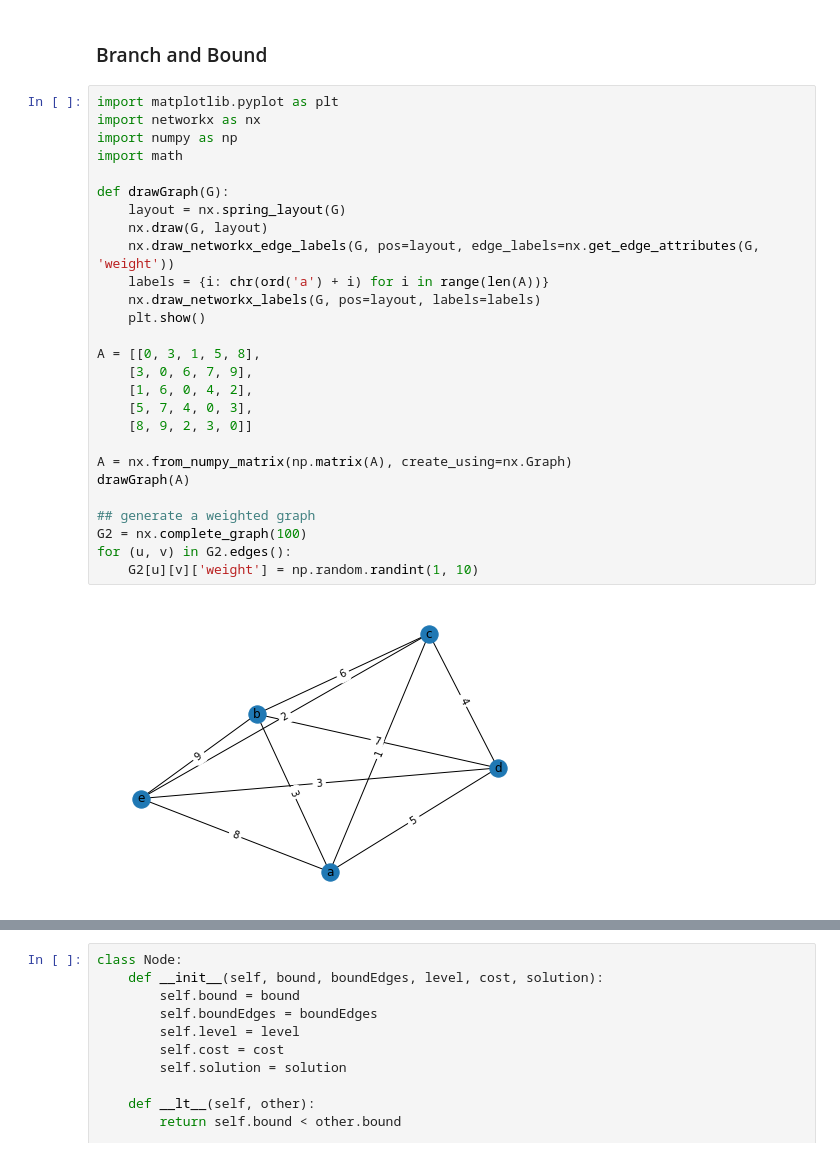
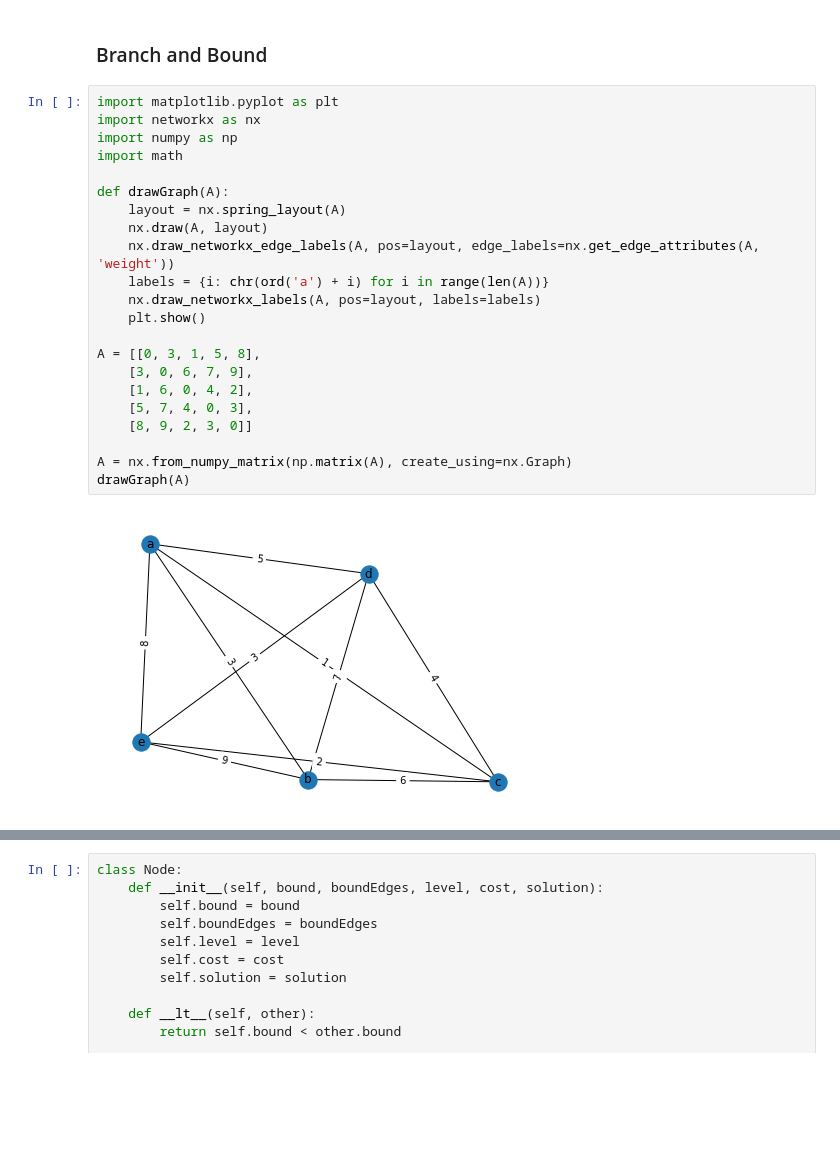
Before and after one commit to GabrielTeixeiraC/Traveling-Salesman-Problem, a Jupyter notebook: travelingSalesmanProblem.ipynb, the cells around one changed output, grey strips where cells are left out. Drawn from its saved outputs; the diff is of its cells as text; blank space fills up the shorter version.

```diff
--- a/travelingSalesmanProblem.ipynb
+++ b/travelingSalesmanProblem.ipynb
@@ -3,29 +3,24 @@
 # %%
 import matplotlib.pyplot as plt
 import networkx as nx
 import numpy as np
 import math
 
-def drawGraph(G):
-    layout = nx.spring_layout(G)
-    nx.draw(G, layout)
-    nx.draw_networkx_edge_labels(G, pos=layout, edge_labels=nx.get_edge_attributes(G, 'weight'))
+def drawGraph(A):
+    layout = nx.spring_layout(A)
+    nx.draw(A, layout)
+    nx.draw_networkx_edge_labels(A, pos=layout, edge_labels=nx.get_edge_attributes(A, 'weight'))
     labels = {i: chr(ord('a') + i) for i in range(len(A))}
-    nx.draw_networkx_labels(G, pos=layout, labels=labels)
+    nx.draw_networkx_labels(A, pos=layout, labels=labels)
     plt.show()
 
 A = [[0, 3, 1, 5, 8],
     [3, 0, 6, 7, 9],
     [1, 6, 0, 4, 2],
     [5, 7, 4, 0, 3],
     [8, 9, 2, 3, 0]]
 
 A = nx.from_numpy_matrix(np.matrix(A), create_using=nx.Graph)
 drawGraph(A)
-
-## generate a weighted graph
-G2 = nx.complete_graph(100)
-for (u, v) in G2.edges():
-    G2[u][v]['weight'] = np.random.randint(1, 10)
 # %% [output]
-[figure, old version]
+[figure, new version]
```
Also changed, not shown: parts of 8 cells of this notebook.
